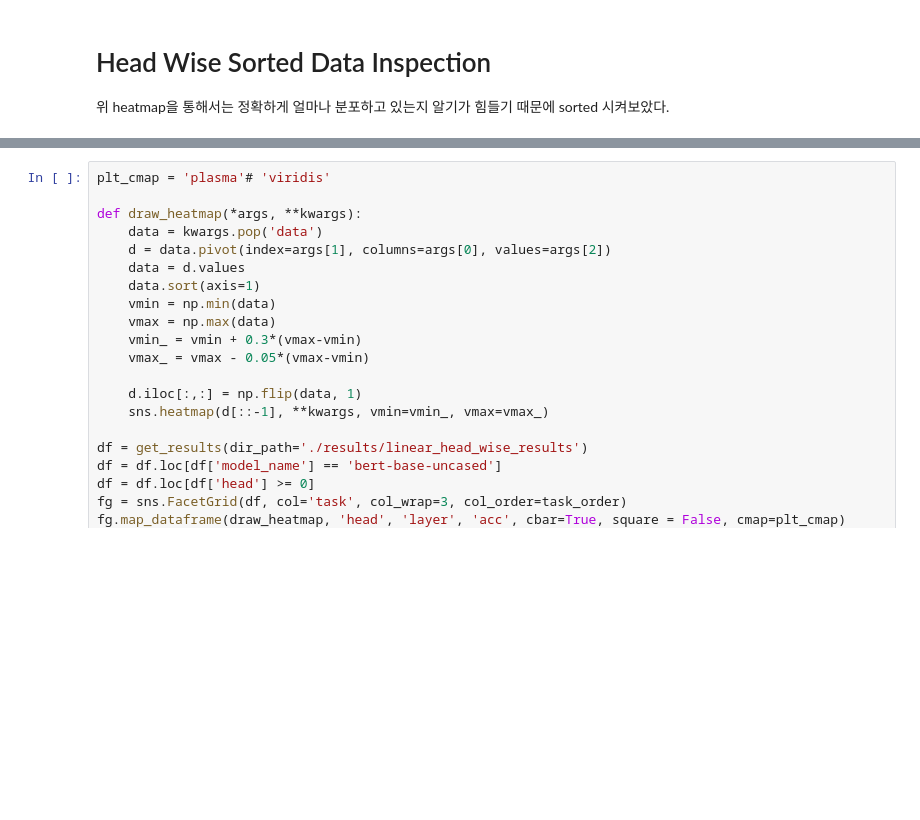
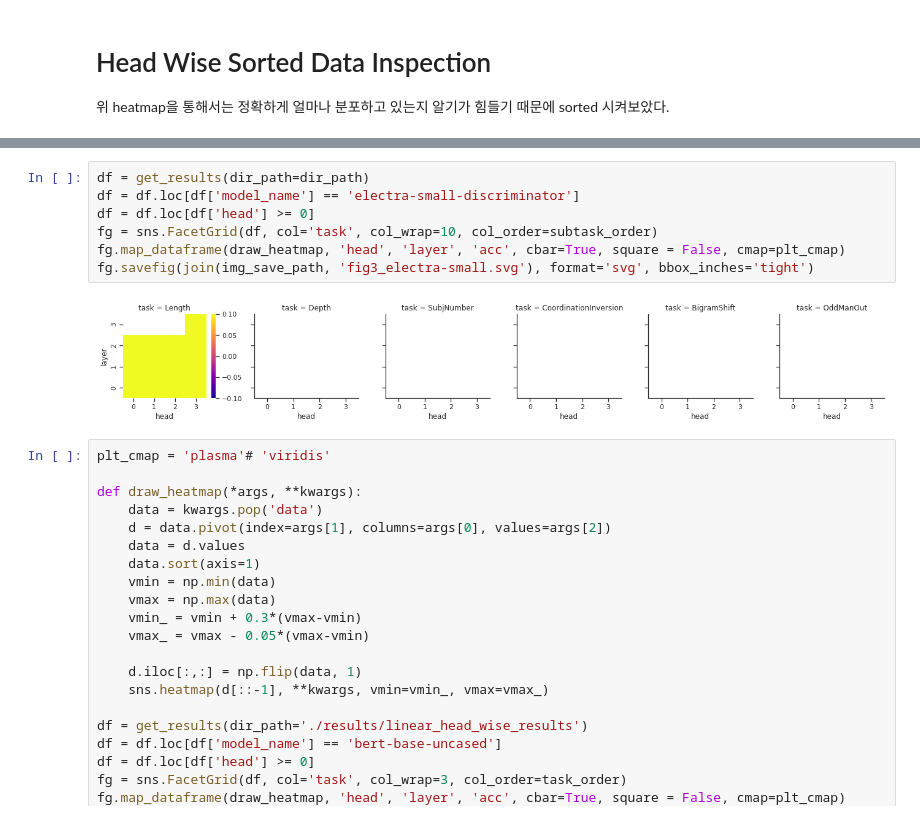
Before and after one commit to heartcored98/transformer_anatomy, a Jupyter notebook: examples/probing/probing_head_wise_heatmap.ipynb, the cells around one changed output, grey strips where cells are left out. Cells and saved outputs as stored; diff of their text form; blank space fills up the shorter version.

Commit message:
add electra probing head wise script and results

```diff
--- a/examples/probing/probing_head_wise_heatmap.ipynb
+++ b/examples/probing/probing_head_wise_heatmap.ipynb
@@ -209,3 +209,12 @@ fg.savefig(join(img_save_path, 'fig3_gpt2.svg'), format='svg', bbox_inches='tigh
+# %%
+df = get_results(dir_path=dir_path)
+df = df.loc[df['model_name'] == 'electra-small-discriminator']
+df = df.loc[df['head'] >= 0]
+fg = sns.FacetGrid(df, col='task', col_wrap=10, col_order=subtask_order)
+fg.map_dataframe(draw_heatmap, 'head', 'layer', 'acc', cbar=True, square = False, cmap=plt_cmap)
+fg.savefig(join(img_save_path, 'fig3_electra-small.svg'), format='svg', bbox_inches='tight')
+# %% [output]
+[figure, added]
 # %%
 plt_cmap = 'plasma'# 'viridis'
 
```
Also changed, not shown: parts of 1 cell of this notebook, 27 other files.
